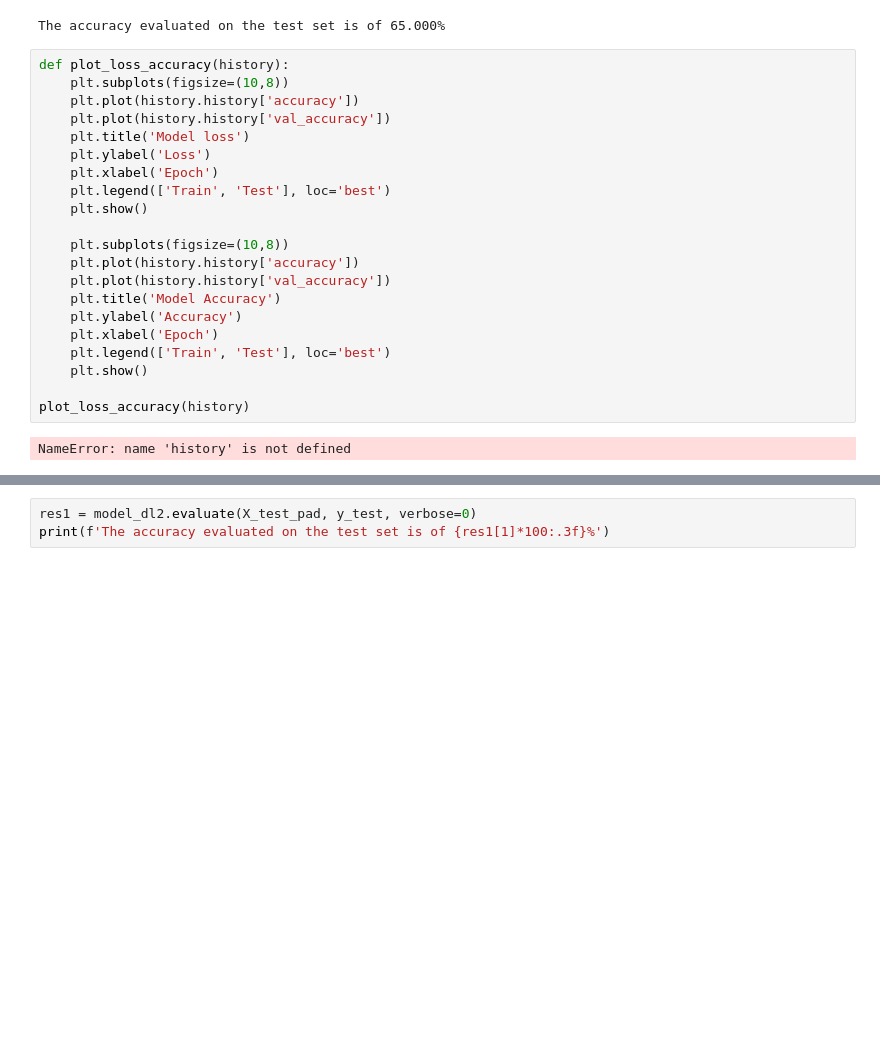
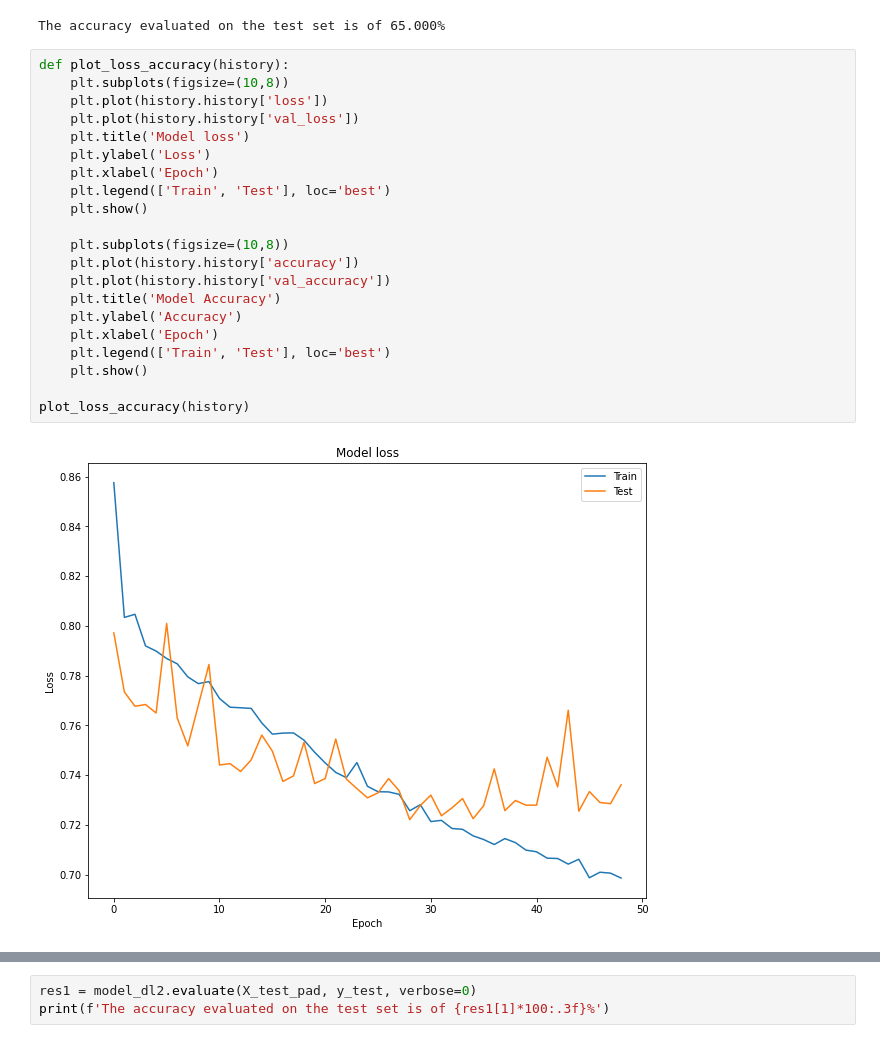
Before and after one commit to dgiampapa/QueEstaPasando, a Jupyter notebook: notebooks/Cleaning_Modelo_deep_learning_V1.ipynb, the cells around one changed output, grey strips where cells are left out. Drawn from its saved outputs; the diff is of its cells as text; blank space fills up the shorter version.

```diff
--- a/notebooks/Cleaning_Modelo_deep_learning_V1.ipynb
+++ b/notebooks/Cleaning_Modelo_deep_learning_V1.ipynb
@@ -478,23 +488,23 @@ The accuracy evaluated on the test set is of 65.000%
 # %%
 def plot_loss_accuracy(history):
     plt.subplots(figsize=(10,8))
-    plt.plot(history.history['accuracy'])
-    plt.plot(history.history['val_accuracy'])
+    plt.plot(history.history['loss'])
+    plt.plot(history.history['val_loss'])
     plt.title('Model loss')
     plt.ylabel('Loss')
     plt.xlabel('Epoch')
     plt.legend(['Train', 'Test'], loc='best')
     plt.show()
 
     plt.subplots(figsize=(10,8))
     plt.plot(history.history['accuracy'])
     plt.plot(history.history['val_accuracy'])
     plt.title('Model Accuracy')
     plt.ylabel('Accuracy')
     plt.xlabel('Epoch')
     plt.legend(['Train', 'Test'], loc='best')
     plt.show()
 
 plot_loss_accuracy(history)
 # %% [output]
-NameError: name 'history' is not defined
+[figure, added]
```
Also changed, not shown: parts of 14 cells of this notebook, 2 other files.
